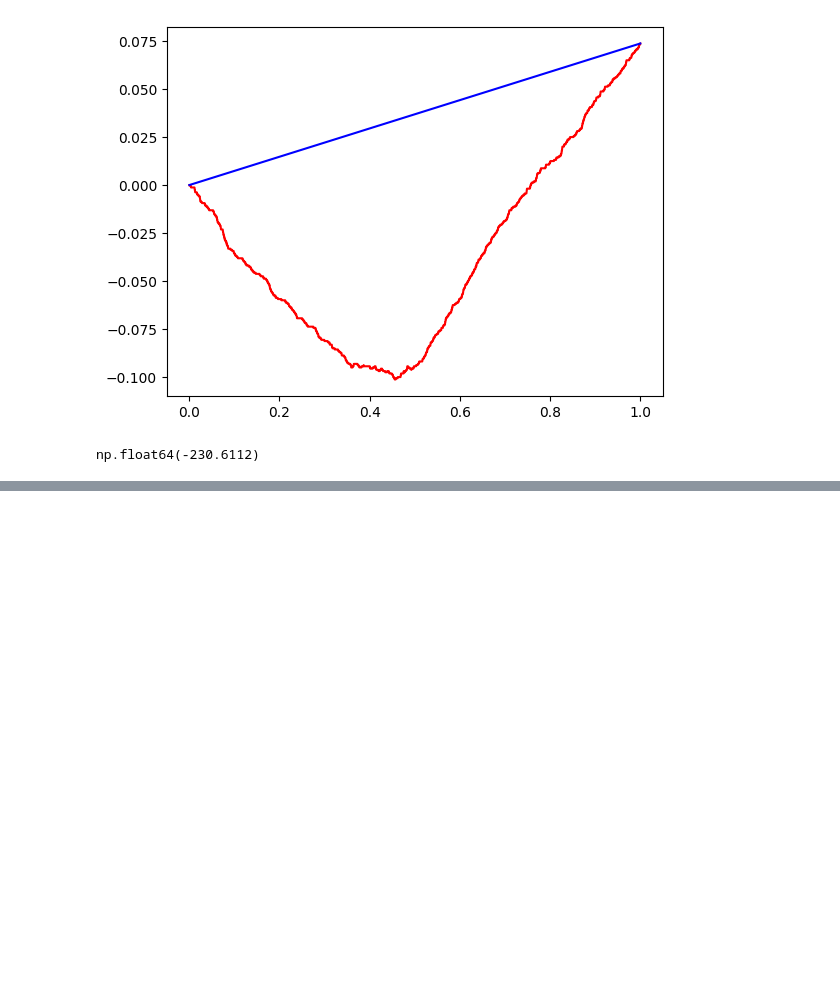
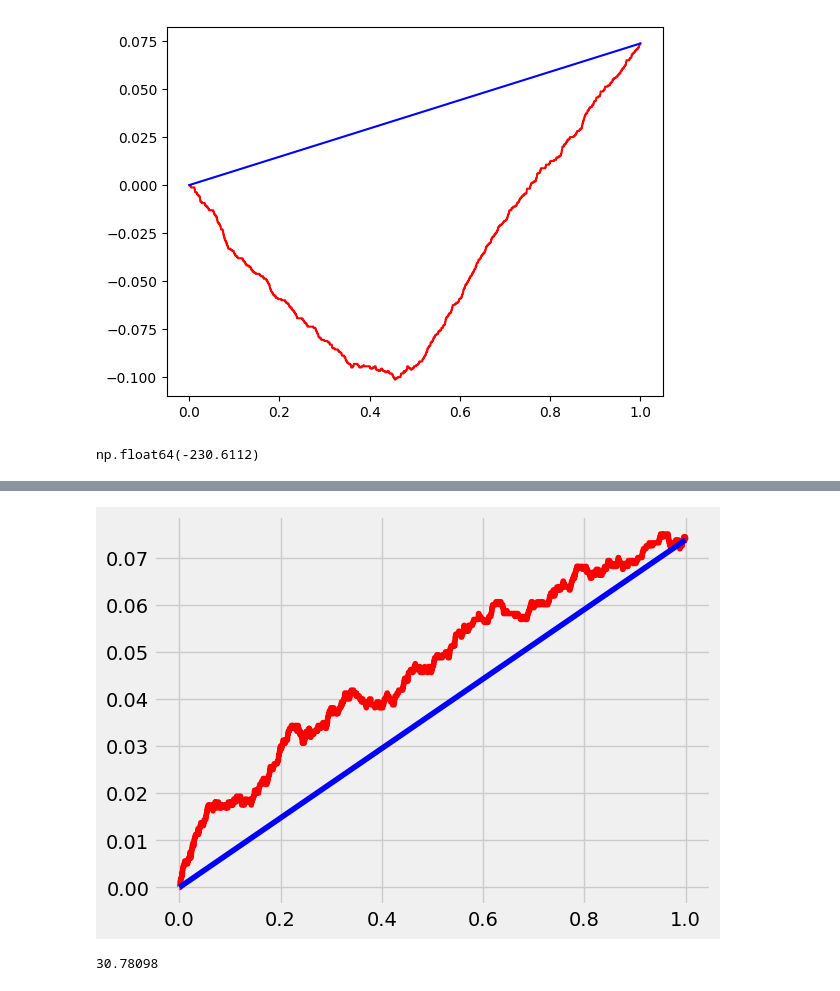
Before and after one commit to eleldar/mle-uplift, a Jupyter notebook: notebook.ipynb, the cells around one changed output, grey strips where cells are left out. Cells and saved outputs as stored; diff of their text form; code cells hidden in the pictures; blank space fills up the shorter version.

```diff
--- a/notebook.ipynb
+++ b/notebook.ipynb
@@ -612,0 +698,45 @@ np.float64(-230.6112)
+# %%
+from causalml.inference.meta import BaseTClassifier
+from sklearn.linear_model import LogisticRegression
+
+t_learner = BaseTClassifier(learner=LogisticRegression(random_state=1, verbose=0))
+
+# для обучения нам нужны датафрейм с факторами и колонка с фактом воздействия
+t_learner.fit(X=df_train[feature_cols],
+              treatment=df_train[treatment_col],
+              y=df_train[target_col])
+
+uplift_vals = t_learner.predict(np.array(df_test[feature_cols].values.copy()))
+# %%
+# оцените качество
+df_test['uplift_score'] = uplift_vals
+# посчитаем Qini Score по нашему датасету
+ranked = df_test.sort_values("uplift_score", ascending=False)
+
+N_c = sum(ranked['target_class'] <= 1)
+N_t = sum(ranked['target_class'] >= 2)
+
+# посчитаем в отсортированном датафрейме основные показатели,
+# которые используются при расчёте Qini Score
+ranked['n_c1'] = 0
+ranked['n_t1'] = 0
+ranked.loc[ranked.target_class == 1,'n_c1'] = 1
+ranked.loc[ranked.target_class == 3,'n_t1'] = 1
+ranked['n_c1/nc'] = ranked.n_c1.cumsum() / N_c
+ranked['n_t1/nt'] = ranked.n_t1.cumsum() / N_t
+
+# посчитаем Qini-кривую и случайную прямую под ней
+ranked['uplift'] = ranked['n_t1/nt'] - ranked['n_c1/nc']
+# добавим случайную кривую
+ranked['random_uplift'] = ranked["uplift_score"].rank(pct=True, ascending=False) * ranked['uplift'].iloc[-1]
+
+ranked["n"] = ranked["uplift_score"].rank(pct=True, ascending=False)
+# немного кода для визуализации
+plt.plot(ranked['n'], ranked['uplift'], color='r')
+plt.plot(ranked['n'], ranked['random_uplift'], color='b')
+plt.show()
+
+round((ranked['uplift'] - ranked['random_uplift']).sum(), 5)
+# %% [output]
+[figure, added]
+30.78098
```
Also changed, not shown: parts of 41 cells of this notebook.
